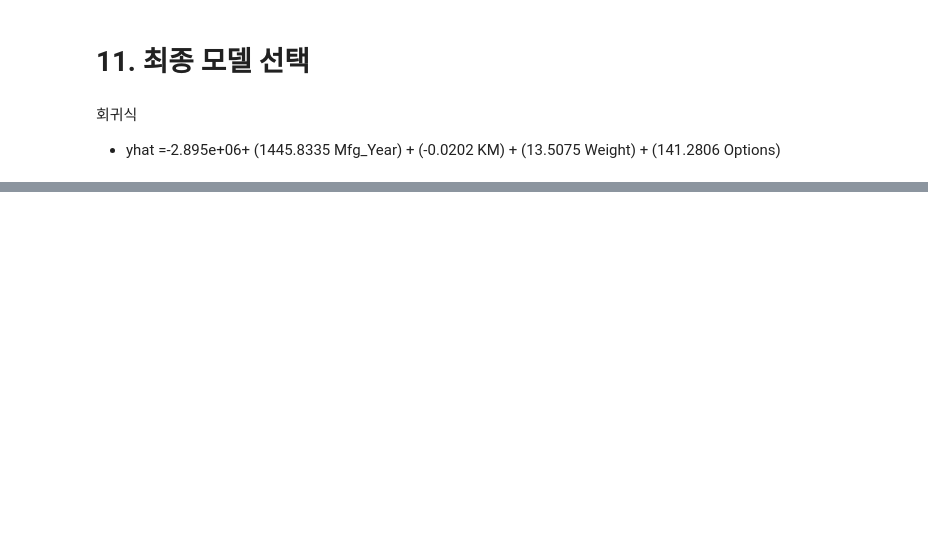
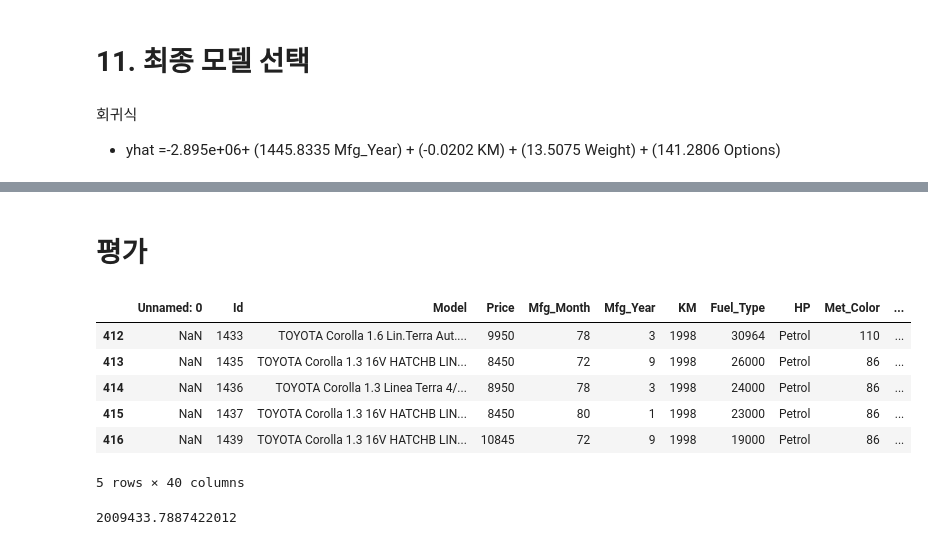
Before and after one commit to SohyunJeon/Toyota-Corolla-Linear-Regression, a Jupyter notebook: Deadline.ipynb, the cells around one changed output, grey strips where cells are left out. Drawn from its saved outputs; the diff is of its cells as text; code cells hidden in the pictures; blank space fills up the shorter version.

Commit message:
Predict car price using Linear Regression

```diff
--- a/Deadline.ipynb
+++ b/Deadline.ipynb
@@ -1423,0 +1425,28 @@ selected_model.to_csv('C:\Mine\selected_model.csv')
+# %% [markdown]
+# 평가
+# %%
+
+import pandas as pd
+from sklearn.metrics import mean_squared_error
+
+df = pd.read_csv("test-answer.csv")
+df.tail()
+# %% [output]
+|  | Unnamed: 0 | Id | Model | Price | Mfg_Month | Mfg_Year | KM | Fuel_Type | HP | Met_Color | ... |
+| 412 | NaN | 1433 | TOYOTA Corolla 1.6 Lin.Terra Aut.... | 9950 | 78 | 3 | 1998 | 30964 | Petrol | 110 | ... |
+| 413 | NaN | 1435 | TOYOTA Corolla 1.3 16V HATCHB LIN... | 8450 | 72 | 9 | 1998 | 26000 | Petrol | 86 | ... |
+| 414 | NaN | 1436 | TOYOTA Corolla 1.3 Linea Terra 4/... | 8950 | 78 | 3 | 1998 | 24000 | Petrol | 86 | ... |
+| 415 | NaN | 1437 | TOYOTA Corolla 1.3 16V HATCHB LIN... | 8450 | 80 | 1 | 1998 | 23000 | Petrol | 86 | ... |
+| 416 | NaN | 1439 | TOYOTA Corolla 1.3 16V HATCHB LIN... | 10845 | 72 | 9 | 1998 | 19000 | Petrol | 86 | ... |
+5 rows × 40 columns
+# %%
+
+
+df1 = pd.read_csv("deadline.csv")
+
+df1 = pd.concat([df1.Id, df1.Yhat], axis=1)
+
+
+mean_squared_error(df.Price, df1.Yhat)
+# %% [output]
+2009433.7887422012
```
Also changed, not shown: parts of 19 cells of this notebook.
